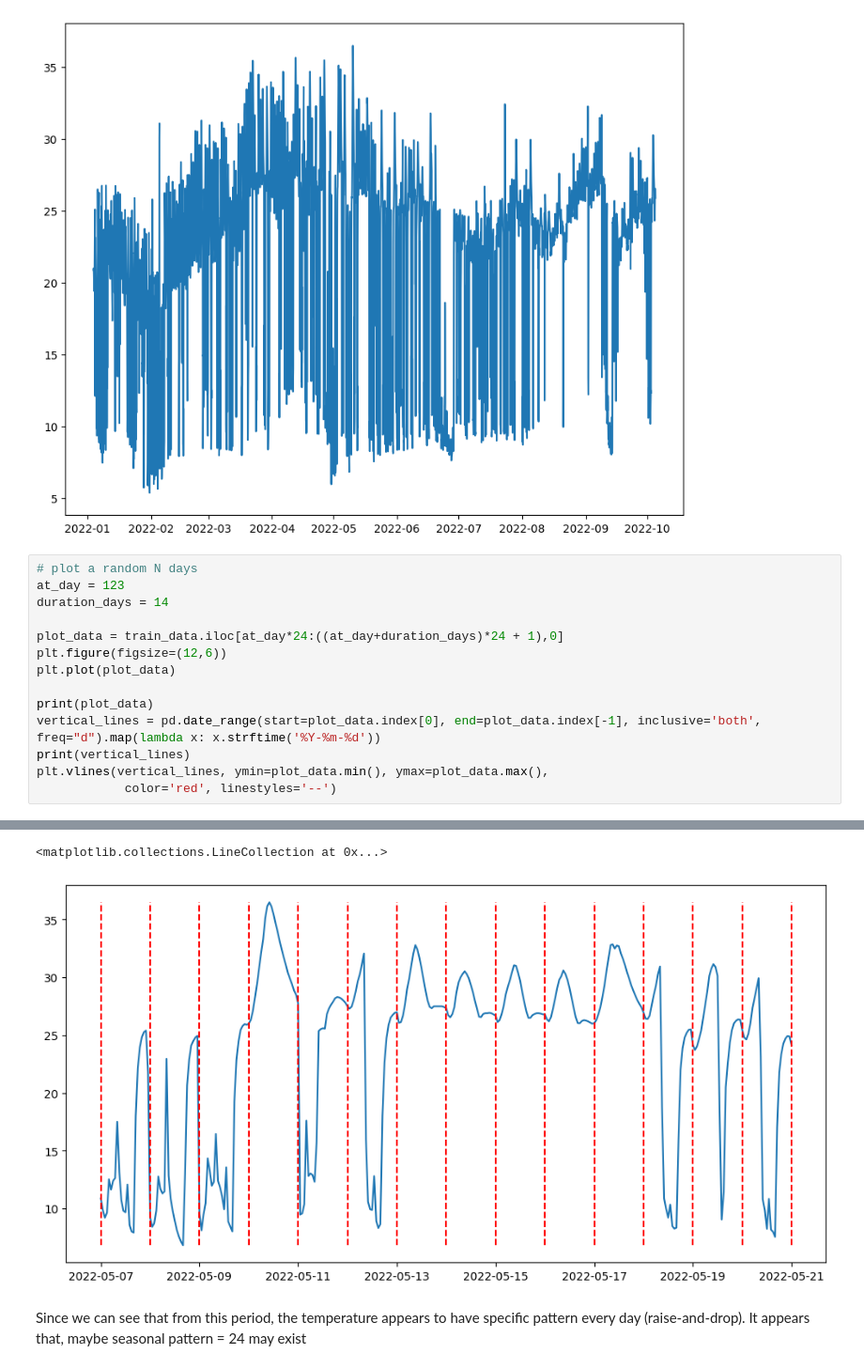
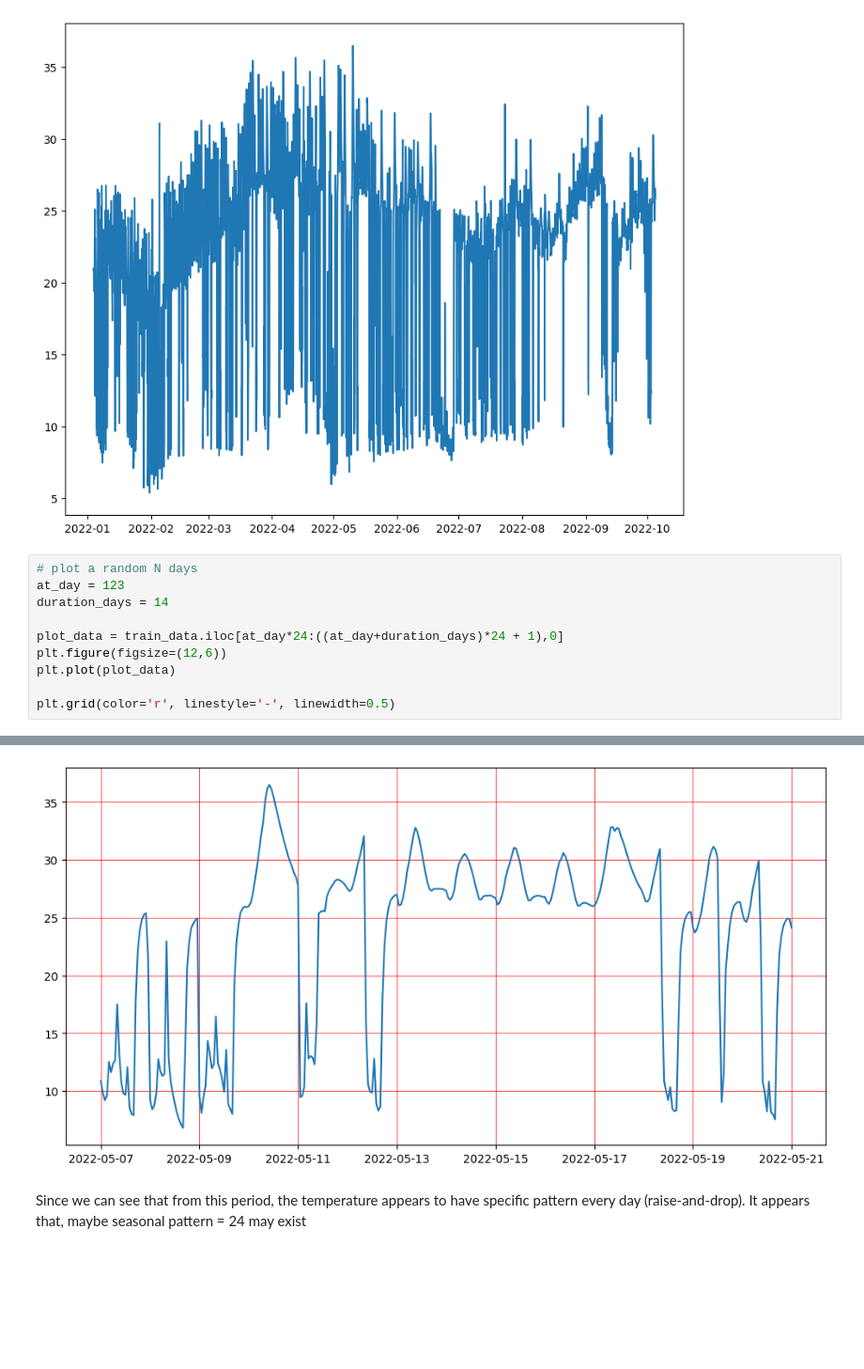
Before and after one commit to davidklhui/data-analysis, a Jupyter notebook: Time_Series_Analysis_(1)_ARIMA_model.ipynb, the cells around one changed output, grey strips where cells are left out. Shown at 94% size. Cells and saved outputs as stored; diff of their text form; blank space fills up the shorter version.

```diff
--- a/Time_Series_Analysis_(1)_ARIMA_model.ipynb
+++ b/Time_Series_Analysis_(1)_ARIMA_model.ipynb
@@ -218,9 +218,5 @@ plot_data = train_data.iloc[at_day*24:((at_day+duration_days)*24 + 1),0]
 plt.figure(figsize=(12,6))
 plt.plot(plot_data)
 
-print(plot_data)
-vertical_lines = pd.date_range(start=plot_data.index[0], end=plot_data.index[-1], inclusive='both', freq="d").map(lambda x: x.strftime('%Y-%m-%d'))
-print(vertical_lines)
-plt.vlines(vertical_lines, ymin=plot_data.min(), ymax=plot_data.max(),
-            color='red', linestyles='--')
+plt.grid(color='r', linestyle='-', linewidth=0.5)
 # %% [output]
@@ -244,5 +223,4 @@ Index(['2022-05-07', '2022-05-08', '2022-05-09', '2022-05-10', '2022-05-11',
-<matplotlib.collections.LineCollection at 0x...>
-[figure, old version]
+[figure, new version]
 # %% [markdown]
 Since we can see that from this period, the temperature appears to have specific pattern every day (raise-and-drop). It appears that, maybe seasonal pattern = 24 may exist
 # %% [markdown]
```
Also changed, not shown: parts of 1 cell of this notebook.
